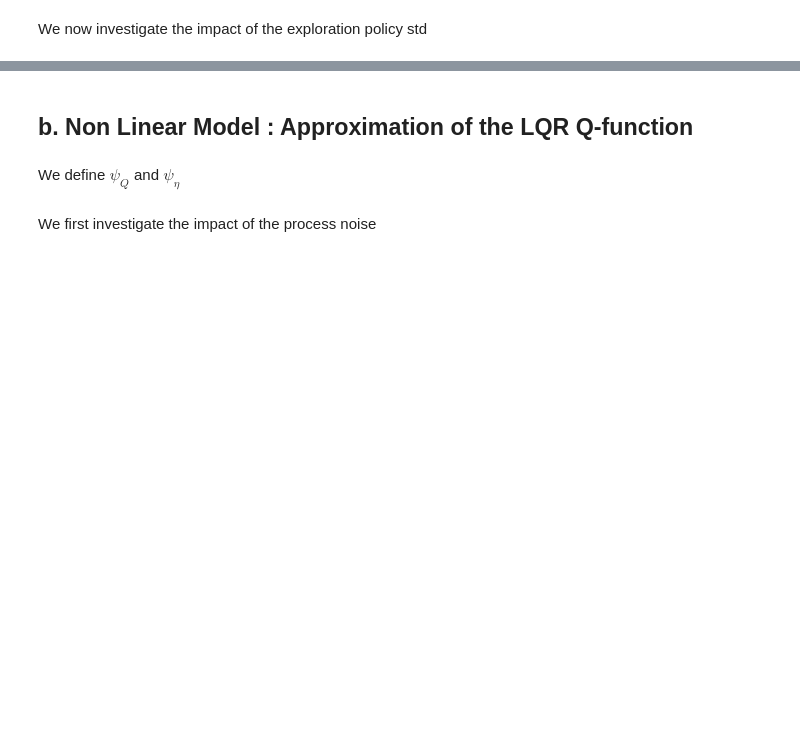
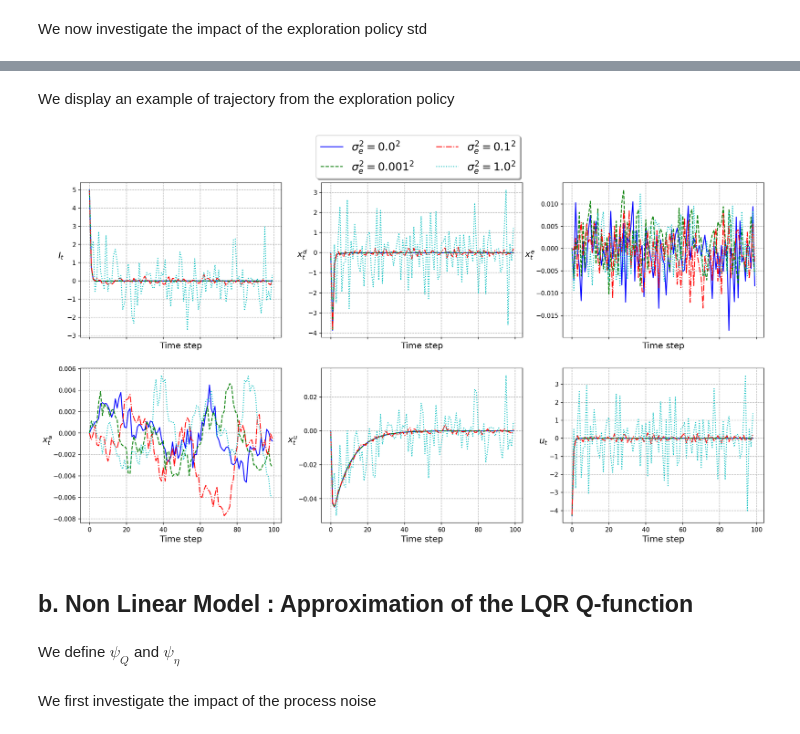
Before and after one commit to TheoHanon/Stochastic-Optimal-Control, a Jupyter notebook: PartIV/partIV.ipynb, the cells around one changed output, grey strips where cells are left out. Drawn from its saved outputs; the diff is of its cells as text; code cells hidden in the pictures; blank space fills up the shorter version.

```diff
--- a/PartIV/partIV.ipynb
+++ b/PartIV/partIV.ipynb
@@ -406,3 +419,17 @@ plt.show()
+# %% [markdown]
+We display an example of trajectory from the exploration policy
+# %%
+std_explo = [0.0, 1e-3, 0.1, 1.0]
+dict_data_explo = {}
+
+for std in std_explo:
+    data_explo = model.simulate_linear_model(x0_train, lambda x: phi_e(x, exploration_std=std), n_step, with_noise=True, std_const=0.1)
+
+    dict_data_explo[fr"$\sigma_e^2 = {std}^2$"] = data_explo
+
+utils.show_trajectories(dict_data_explo, save=SOURCE + "/trajectories_exploration.pdf")
+# %% [output]
+[figure, added]
 # %% [markdown]
 ## b. Non Linear Model : Approximation of the LQR Q-function
 # %% [markdown]
```
Also changed, not shown: parts of 26 cells of this notebook, 4 other files.
